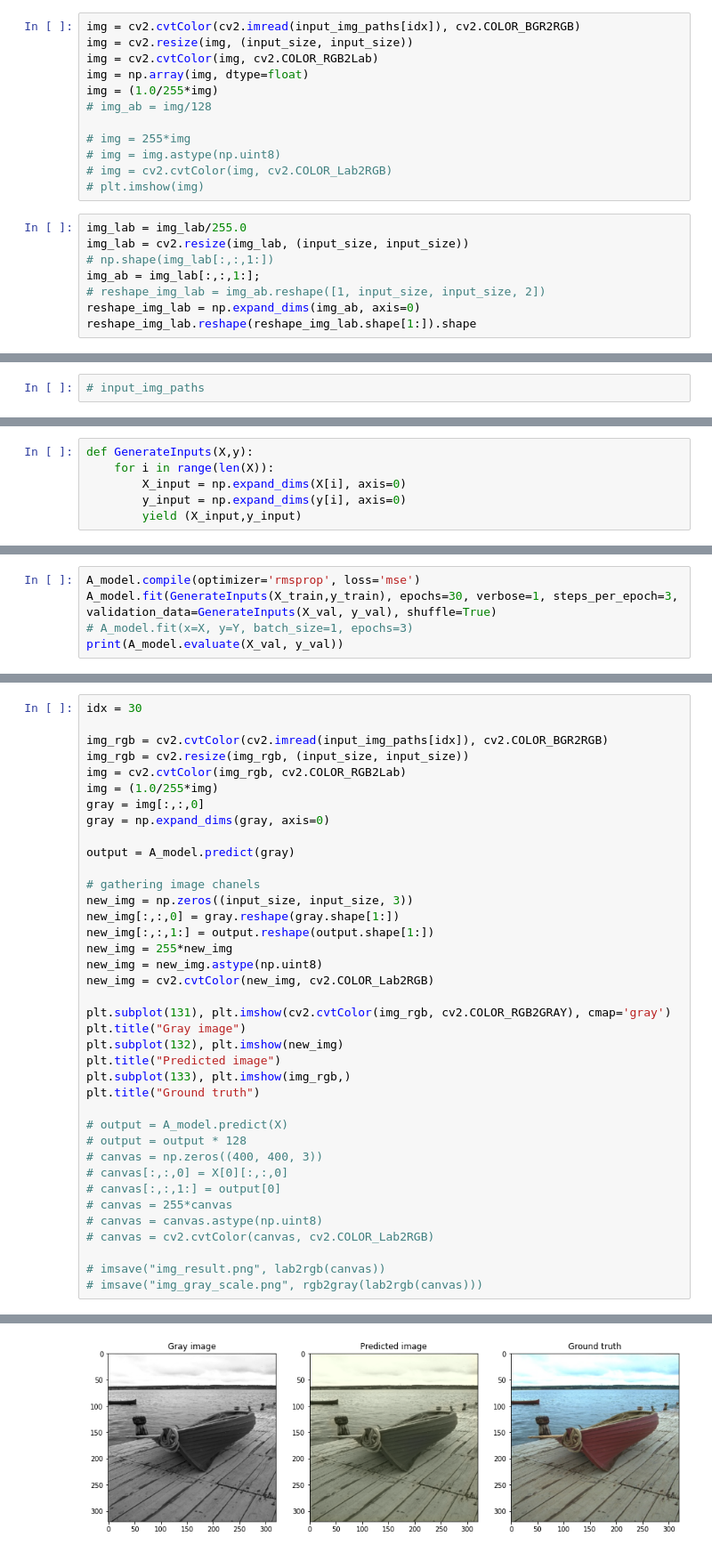
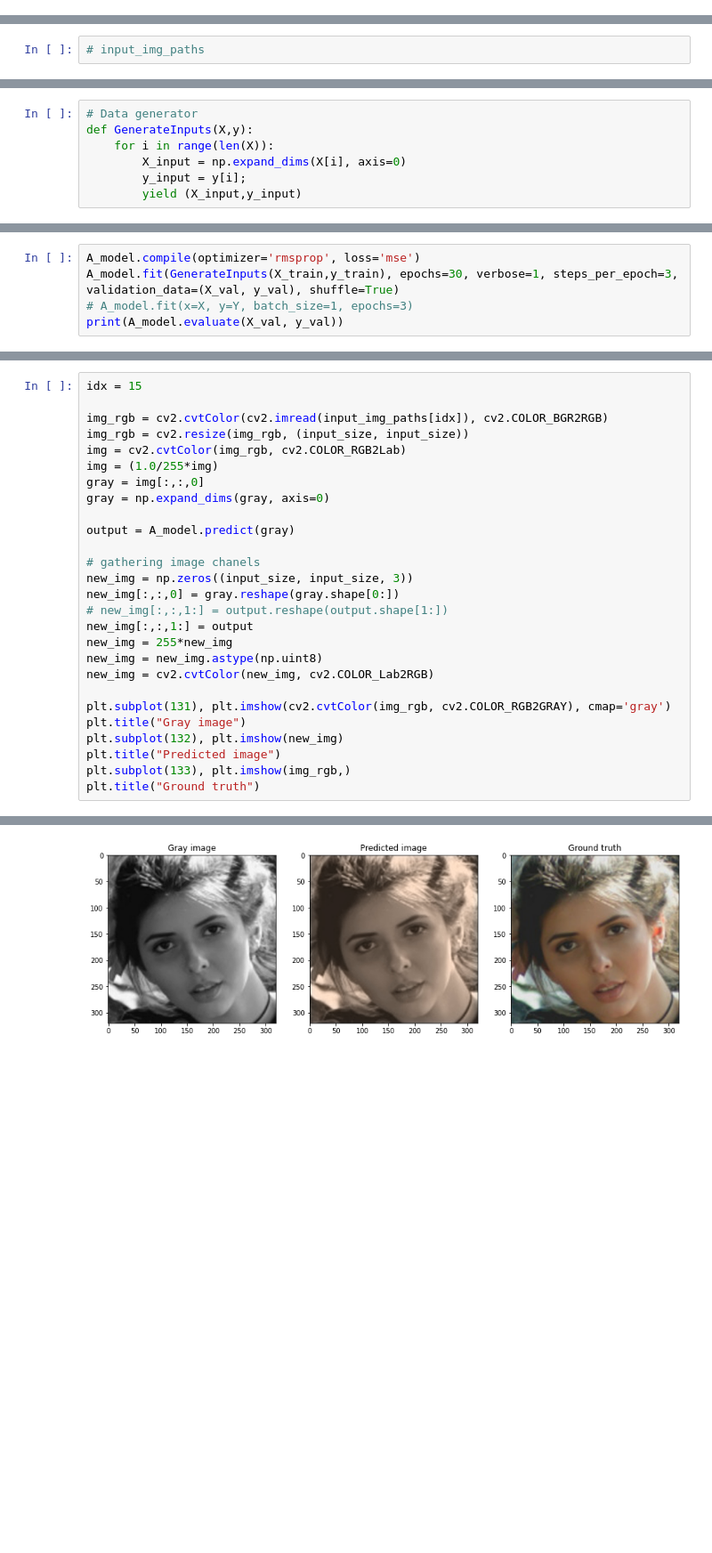
Before and after one commit to pulsatil1/b-w_photos_colorizer, a Jupyter notebook: colorizer.ipynb, the cells around one changed output, grey strips where cells are left out. Shown at 89% size. Cells and saved outputs as stored; diff of their text form; blank space fills up the shorter version.

Commit message:
Get result with U-net model. Alpha version of project.

```diff
--- a/colorizer.ipynb
+++ b/colorizer.ipynb
@@ -79,20 +68,0 @@ Text(0.5, 1.0, 'B channel')
-# %%
-img = cv2.cvtColor(cv2.imread(input_img_paths[idx]), cv2.COLOR_BGR2RGB)
-img = cv2.resize(img, (input_size, input_size))
-img = cv2.cvtColor(img, cv2.COLOR_RGB2Lab)
-img = np.array(img, dtype=float)
-img = (1.0/255*img)
-# img_ab = img/128
-
-# img = 255*img
-# img = img.astype(np.uint8)
-# img = cv2.cvtColor(img, cv2.COLOR_Lab2RGB)
-# plt.imshow(img)
-# %%
-img_lab = img_lab/255.0
-img_lab = cv2.resize(img_lab, (input_size, input_size))
-# np.shape(img_lab[:,:,1:])
-img_ab = img_lab[:,:,1:];
-# reshape_img_lab = img_ab.reshape([1, input_size, input_size, 2])
-reshape_img_lab = np.expand_dims(img_ab, axis=0)
-reshape_img_lab.reshape(reshape_img_lab.shape[1:]).shape
@@ -175,6 +97,7 @@ _________________________________________________________________
 # %%
+# Data generator
 def GenerateInputs(X,y):
     for i in range(len(X)):
         X_input = np.expand_dims(X[i], axis=0)
-        y_input = np.expand_dims(y[i], axis=0)
+        y_input = y[i];
         yield (X_input,y_input)
@@ -181,5 +128,5 @@ def GenerateInputs(X,y):
 # %%
 A_model.compile(optimizer='rmsprop', loss='mse')
-A_model.fit(GenerateInputs(X_train,y_train), epochs=30, verbose=1, steps_per_epoch=3, validation_data=GenerateInputs(X_val, y_val), shuffle=True)
+A_model.fit(GenerateInputs(X_train,y_train), epochs=30, verbose=1, steps_per_epoch=3, validation_data=(X_val, y_val), shuffle=True)
 # A_model.fit(x=X, y=Y, batch_size=1, epochs=3)
 print(A_model.evaluate(X_val, y_val))
@@ -186,5 +151,5 @@ print(A_model.evaluate(X_val, y_val))
 # %%
-idx = 30
+idx = 15
 
 img_rgb = cv2.cvtColor(cv2.imread(input_img_paths[idx]), cv2.COLOR_BGR2RGB)
 img_rgb = cv2.resize(img_rgb, (input_size, input_size))
@@ -197,8 +162,9 @@ output = A_model.predict(gray)
 
 # gathering image chanels
 new_img = np.zeros((input_size, input_size, 3))
-new_img[:,:,0] = gray.reshape(gray.shape[1:])
-new_img[:,:,1:] = output.reshape(output.shape[1:])
+new_img[:,:,0] = gray.reshape(gray.shape[0:])
+# new_img[:,:,1:] = output.reshape(output.shape[1:])
+new_img[:,:,1:] = output
 new_img = 255*new_img
 new_img = new_img.astype(np.uint8)
 new_img = cv2.cvtColor(new_img, cv2.COLOR_Lab2RGB)
@@ -209,16 +175,4 @@ plt.subplot(132), plt.imshow(new_img)
 plt.title("Predicted image")
 plt.subplot(133), plt.imshow(img_rgb,)
 plt.title("Ground truth")
-
-# output = A_model.predict(X)
-# output = output * 128
-# canvas = np.zeros((400, 400, 3))
-# canvas[:,:,0] = X[0][:,:,0]
-# canvas[:,:,1:] = output[0]
-# canvas = 255*canvas
-# canvas = canvas.astype(np.uint8)
-# canvas = cv2.cvtColor(canvas, cv2.COLOR_Lab2RGB)
-
-# imsave("img_result.png", lab2rgb(canvas))
-# imsave("img_gray_scale.png", rgb2gray(lab2rgb(canvas)))
 # %% [output]
@@ -226,2 +180,2 @@ plt.title("Ground truth")
 Text(0.5, 1.0, 'Ground truth')
-[figure, old version]
+[figure, new version]
```
Also changed, not shown: parts of 29 cells of this notebook.
